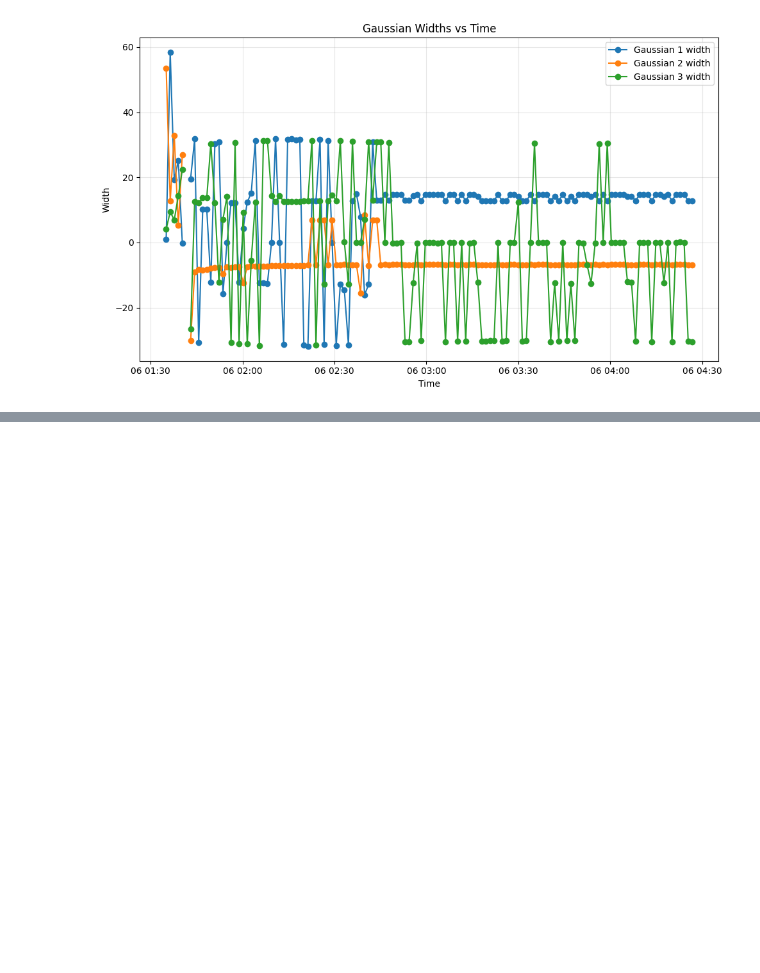
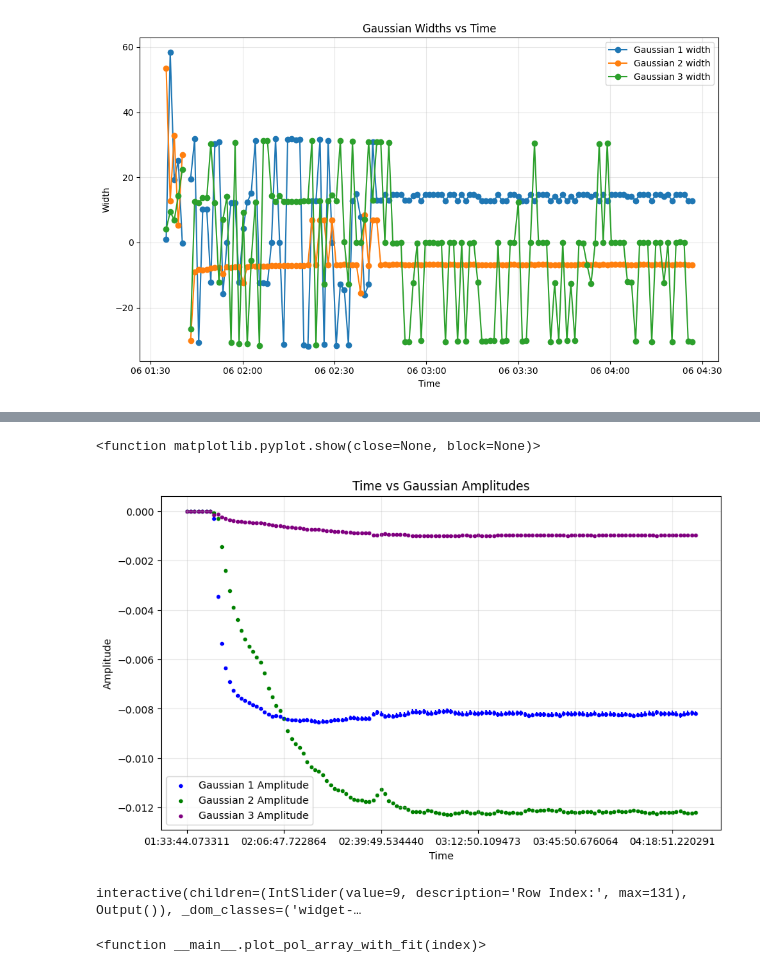
Before and after one commit to evan-toon/DNP, a Jupyter notebook: Proton_Spin_Up.ipynb, the cells around one changed output, grey strips where cells are left out. Drawn from its saved outputs; the diff is of its cells as text; code cells hidden in the pictures; blank space fills up the shorter version.

```diff
--- a/Proton_Spin_Up.ipynb
+++ b/Proton_Spin_Up.ipynb
@@ -256,0 +444,75 @@ plt.show()
+# %%
+# Convert timestamp column to datetime
+time_h['stop_time'] = pd.to_datetime(time_h['stop_time'])
+
+# Extract time portion (hh:mm:ss) as string
+time_held = time_h['stop_time'].dt.time.astype(str).tolist()
+# %%
+plt.figure(figsize=(10, 6))
+
+plt.scatter(time_held, amp1_held, label='Gaussian 1 Amplitude', color='blue', marker='.')
+plt.errorbar(time_held, amp1_held, yerr=amp1_error, color='blue', ls=f' ')
+
+plt.scatter(time_held, amp2_held, label='Gaussian 2 Amplitude', color='green', marker='.')
+plt.scatter(time_held, amp3_held, label='Gaussian 3 Amplitude', color='purple', marker='.')
+plt.xlabel('Time')
+plt.ylabel('Amplitude')
+plt.title("Time vs Gaussian Amplitudes")
+plt.grid(True, alpha=0.3)
+ax = plt.gca() # Get current axes
+ax.xaxis.set_major_locator(MaxNLocator(nbins=6))
+plt.legend()
+plt.show
+# %% [output]
+<function matplotlib.pyplot.show(close=None, block=None)>
+[figure, added]
+# %%
+# Updated plot and fit function
+def plot_pol_array_with_fit(index):
+    plt.figure(figsize=(10,6))
+    signal_array = df.iloc[index]['rescurve']
+    x_data = np.arange(len(signal_array))
+
+    mean_val = np.mean(signal_array)
+    initial_guess = [3*mean_val / 6, 2*mean_val / 6, mean_val / 6]
+
+    try:
+        # Perform the fit and extract covariance matrix
+        popt, pcov = curve_fit(held_gaussians, x_data, signal_array, p0=initial_guess)
+
+        # Extract standard deviations (sqrt of diagonal of covariance matrix)
+        perr = np.sqrt(np.diag(pcov))
+
+        # Print parameters and uncertainties
+        for i, (amp, err) in enumerate(zip(popt, perr), start=1):
+            print(f"Amplitude {i}: {amp:.6f} ± {err:.6f}")
+
+        # Plot original and fitted curves
+        plt.plot(signal_array, linewidth=2, label='Original Signal')
+        fitted_curve = held_gaussians(x_data, *popt)
+        plt.plot(fitted_curve, linestyle='--', color='red', label='Fitted Curve')
+
+        # Plot individual Gaussians
+        gauss1 = gaussian(x_data, popt[0], cen1, wid1)
+        gauss2 = gaussian(x_data, popt[1], cen2, wid2)
+        gauss3 = gaussian(x_data, popt[2], cen3, wid3)
+
+        plt.plot(gauss1, linestyle=':', color='blue', label='Gaussian 1')
+        plt.plot(gauss2, linestyle=':', color='green', label='Gaussian 2')
+        plt.plot(gauss3, linestyle=':', color='purple', label='Gaussian 3')
+
+        plt.title(f'Result Signal {index} (Polarization: {df.iloc[index]["pol"]:.2f})')
+        plt.grid(True, alpha=0.3)
+        plt.legend()
+        plt.show()
+
+    except RuntimeError:
+        print(f'Fit failed for row {index}')
+    except Exception as e:
+        print(f"Unexpected error: {e}")
+
+# Run interact
+interact(plot_pol_array_with_fit, index=IntSlider(min=0, max=len(df) - 1, step=1, value=9, description='Row Index:'))
+# %% [output]
+interactive(children=(IntSlider(value=9, description='Row Index:', max=131), Output()), _dom_classes=('widget-…
+<function __main__.plot_pol_array_with_fit(index)>
```
Also changed, not shown: parts of 20 cells of this notebook, 1 other file.
